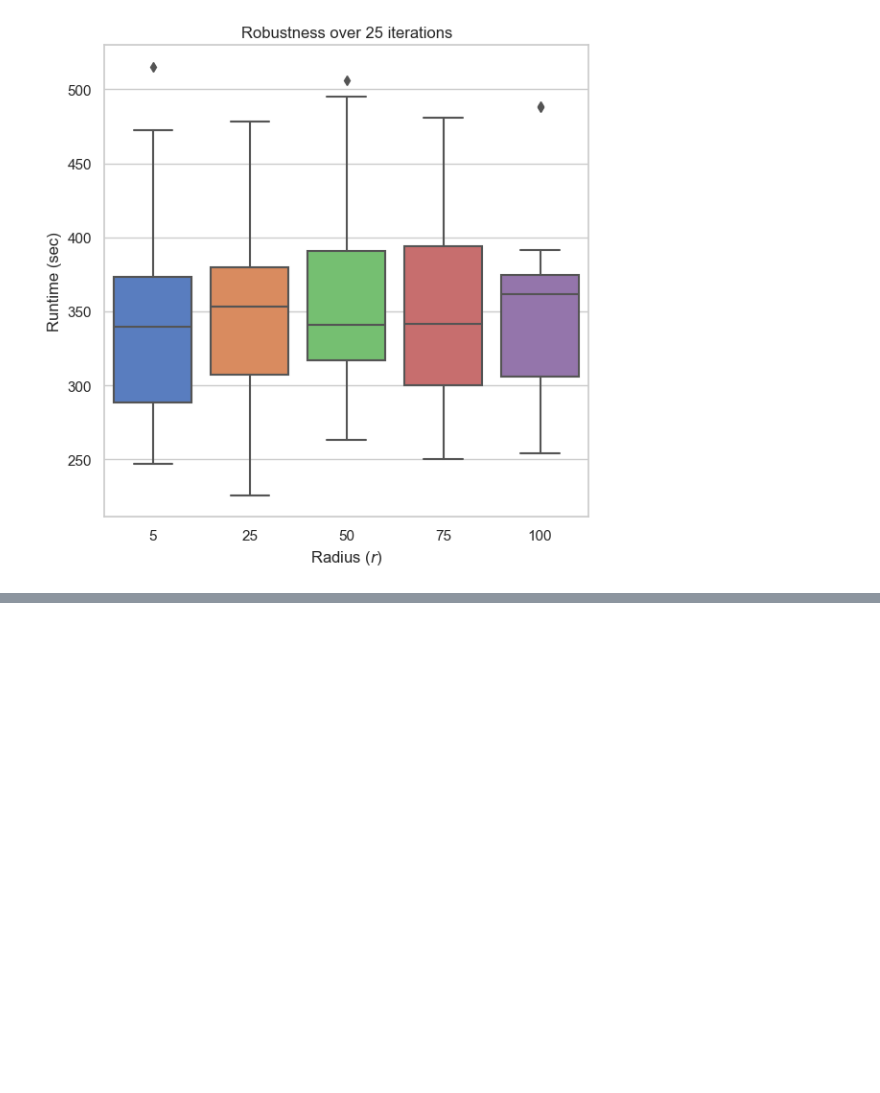
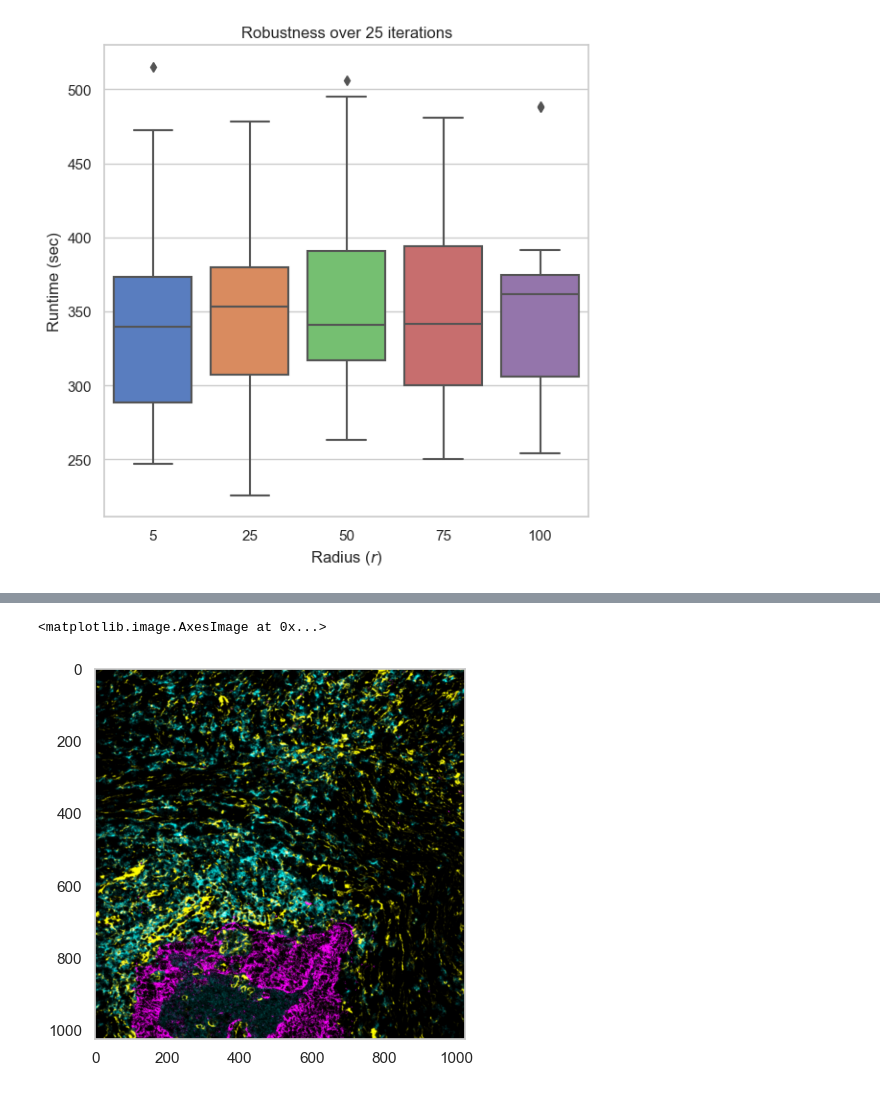
Before and after one commit to bionetslab/SHouT, a Jupyter notebook: tutorial.ipynb, the cells around one changed output, grey strips where cells are left out. Saved outputs shown, nothing was run; the diff lists cells and outputs as text; code cells hidden in the pictures; blank space fills up the shorter version.

```diff
--- a/tutorial.ipynb
+++ b/tutorial.ipynb
@@ -224,0 +316,6 @@ with open('tutorial_notebook_seqfish_data.pkl', 'wb') as f:
+# %%
+tissue_image=np.array(mibitof.uns['spatial']['point16']['images']['hires'])
+plt.imshow(tissue_image)
+# %% [output]
+<matplotlib.image.AxesImage at 0x...>
+[figure, added]
```
Also changed, not shown: parts of 13 cells of this notebook.
